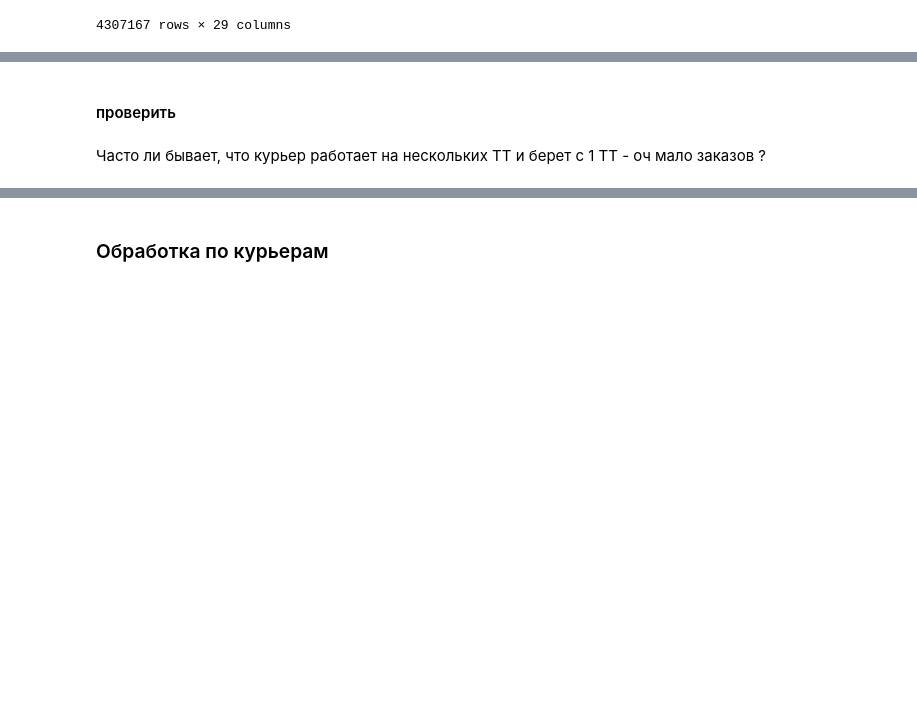
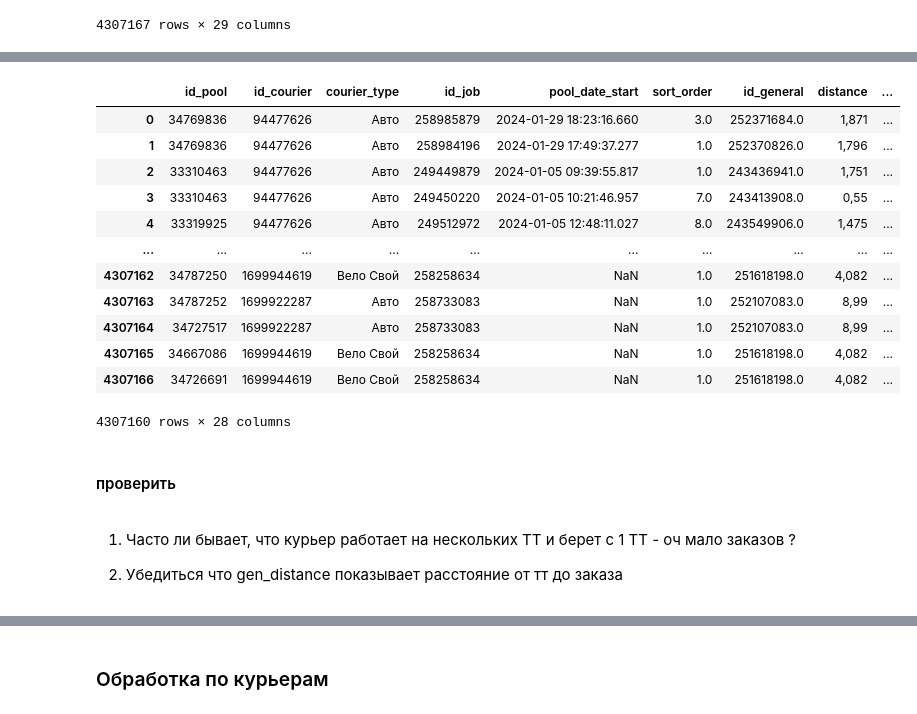
Before and after one commit to shkurtajadela/couriers, a Jupyter notebook: processing.ipynb, the cells around one changed output, grey strips where cells are left out. Cells and saved outputs as stored; diff of their text form; code cells hidden in the pictures; blank space fills up the shorter version.

Commit message:
processing couriers

```diff
--- a/processing.ipynb
+++ b/processing.ipynb
@@ -22,4 +27,38 @@ df
+# %%
+df['id_courier'] = df['id_courier'].astype('Int64')  # Основной ID курьера
+df['id_courier.1'] = df['id_courier.1'].astype('Int64')  # Дополнительный ID курьера
+
+df['id_courier'] = df['id_courier'].fillna(df['id_courier.1'])
+
+# 2. Создаем маппинг известных `courier_type`, исключая NaN и "Тип курьера неизвестен"
+courier_types_map = df[df['courier_type'] != "Тип курьера неизвестен"] \
+    [['id_courier', 'courier_type']] \
+    .dropna().drop_duplicates().set_index('id_courier')['courier_type']
+
+# 3. Обновляем `courier_type` **Только там, где он == "Тип курьера неизвестен"**
+df.loc[df['courier_type'] == "Тип курьера неизвестен", 'courier_type'] = \
+    df.loc[df['courier_type'] == "Тип курьера неизвестен", 'id_courier'].map(courier_types_map)
+
+df.dropna(subset=['id_courier'], inplace=True)
+df.drop(columns=['id_courier.1'], inplace=True)
+df
+# %% [output]
+|  | id_pool | id_courier | courier_type | id_job | pool_date_start | sort_order | id_general | distance | ... |
+| 0 | 34769836 | 94477626 | Авто | 258985879 | 2024-01-29 18:23:16.660 | 3.0 | 252371684.0 | 1,871 | ... |
+| 1 | 34769836 | 94477626 | Авто | 258984196 | 2024-01-29 17:49:37.277 | 1.0 | 252370826.0 | 1,796 | ... |
+| 2 | 33310463 | 94477626 | Авто | 249449879 | 2024-01-05 09:39:55.817 | 1.0 | 243436941.0 | 1,751 | ... |
+| 3 | 33310463 | 94477626 | Авто | 249450220 | 2024-01-05 10:21:46.957 | 7.0 | 243413908.0 | 0,55 | ... |
+| 4 | 33319925 | 94477626 | Авто | 249512972 | 2024-01-05 12:48:11.027 | 8.0 | 243549906.0 | 1,475 | ... |
+| ... | ... | ... | ... | ... | ... | ... | ... | ... | ... |
+| 4307162 | 34787250 | 1699944619 | Вело Свой | 258258634 | NaN | 1.0 | 251618198.0 | 4,082 | ... |
+| 4307163 | 34787252 | 1699922287 | Авто | 258733083 | NaN | 1.0 | 252107083.0 | 8,99 | ... |
+| 4307164 | 34727517 | 1699922287 | Авто | 258733083 | NaN | 1.0 | 252107083.0 | 8,99 | ... |
+| 4307165 | 34667086 | 1699944619 | Вело Свой | 258258634 | NaN | 1.0 | 251618198.0 | 4,082 | ... |
+| 4307166 | 34726691 | 1699944619 | Вело Свой | 258258634 | NaN | 1.0 | 251618198.0 | 4,082 | ... |
+4307160 rows × 28 columns
 # %% [markdown]
 #### проверить
 # %% [markdown]
-Часто ли бывает, что курьер работает на нескольких ТТ и берет с 1 ТТ - оч мало заказов ?
+1. Часто ли бывает, что курьер работает на нескольких ТТ и берет с 1 ТТ - оч мало заказов ?
+
+2. Убедиться что gen_distance показывает расстояние от тт до заказа
```
Also changed, not shown: parts of 18 cells of this notebook, 1 other file.
